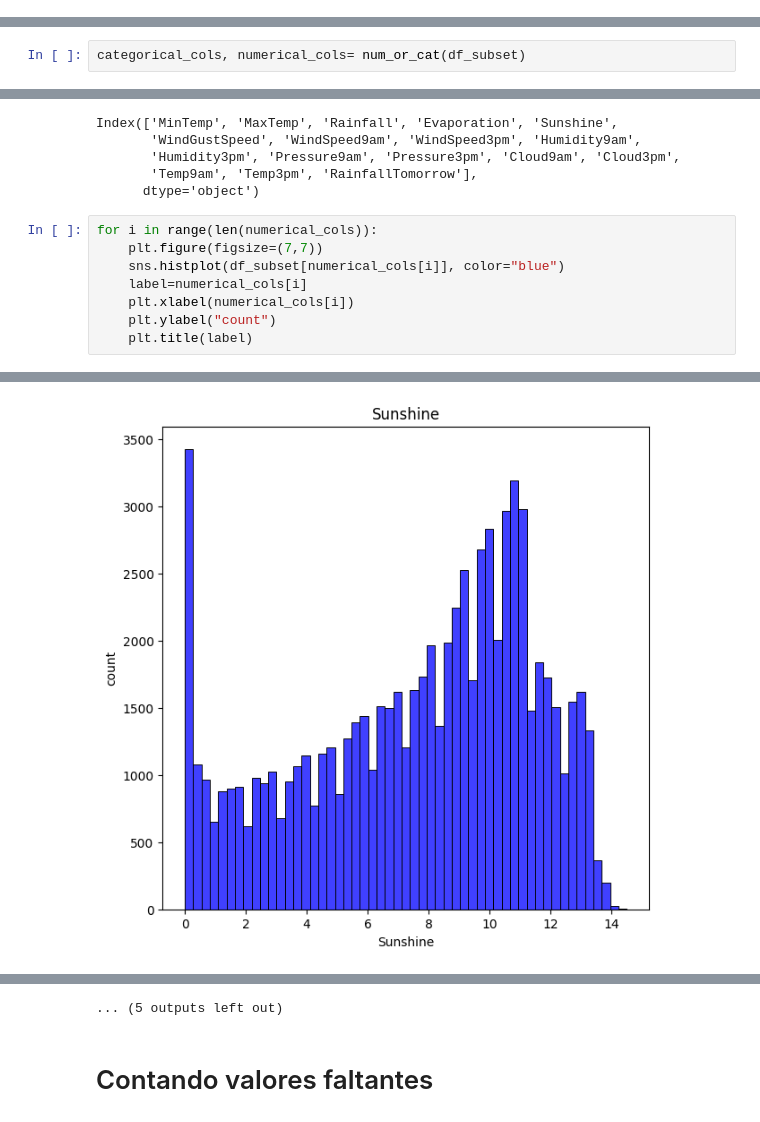
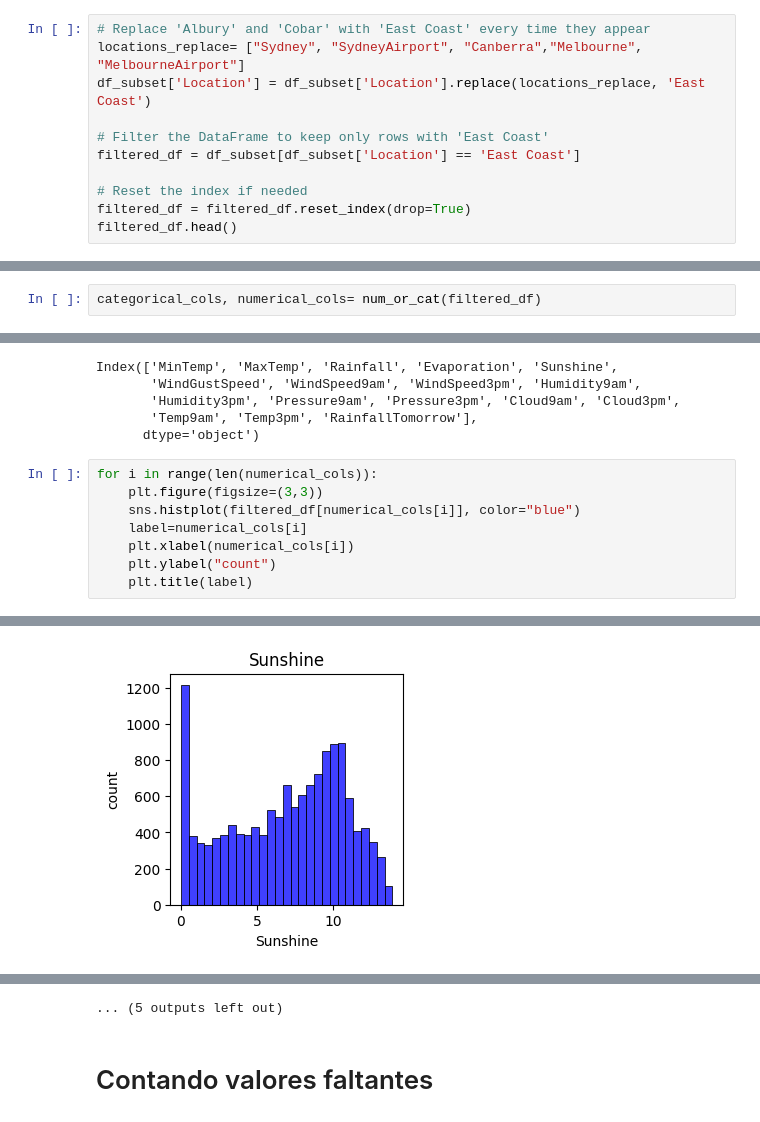
Before and after one commit to Nameless-86/TP-AAutomatico, a Jupyter notebook: main.ipynb, the cells around one changed output, grey strips where cells are left out. Cells and saved outputs as stored; diff of their text form.

```diff
--- a/main.ipynb
+++ b/main.ipynb
@@ -140,0 +143,11 @@ df_subset = df_subset.drop(['Date'], axis=1)
+# %%
+# Replace 'Albury' and 'Cobar' with 'East Coast' every time they appear
+locations_replace= ["Sydney", "SydneyAirport", "Canberra","Melbourne", "MelbourneAirport"]
+df_subset['Location'] = df_subset['Location'].replace(locations_replace, 'East Coast')
+
+# Filter the DataFrame to keep only rows with 'East Coast'
+filtered_df = df_subset[df_subset['Location'] == 'East Coast']
+
+# Reset the index if needed
+filtered_df = filtered_df.reset_index(drop=True)
+filtered_df.head()
@@ -147,4 +178,4 @@ def num_or_cat(df):
 
     return(categorical, numerical)
 # %%
-categorical_cols, numerical_cols= num_or_cat(df_subset)
+categorical_cols, numerical_cols= num_or_cat(filtered_df)
@@ -164,8 +196,8 @@ Index(['MinTemp', 'MaxTemp', 'Rainfall', 'Evaporation', 'Sunshine',
       dtype='object')
 # %%
 for i in range(len(numerical_cols)):
-    plt.figure(figsize=(7,7))
-    sns.histplot(df_subset[numerical_cols[i]], color="blue")
+    plt.figure(figsize=(3,3))
+    sns.histplot(filtered_df[numerical_cols[i]], color="blue")
     label=numerical_cols[i]
     plt.xlabel(numerical_cols[i])
     plt.ylabel("count")
@@ -178 +210 @@ for i in range(len(numerical_cols)):
-[figure, old version]
+[figure, new version]
```
Also changed, not shown: parts of 37 cells of this notebook.
